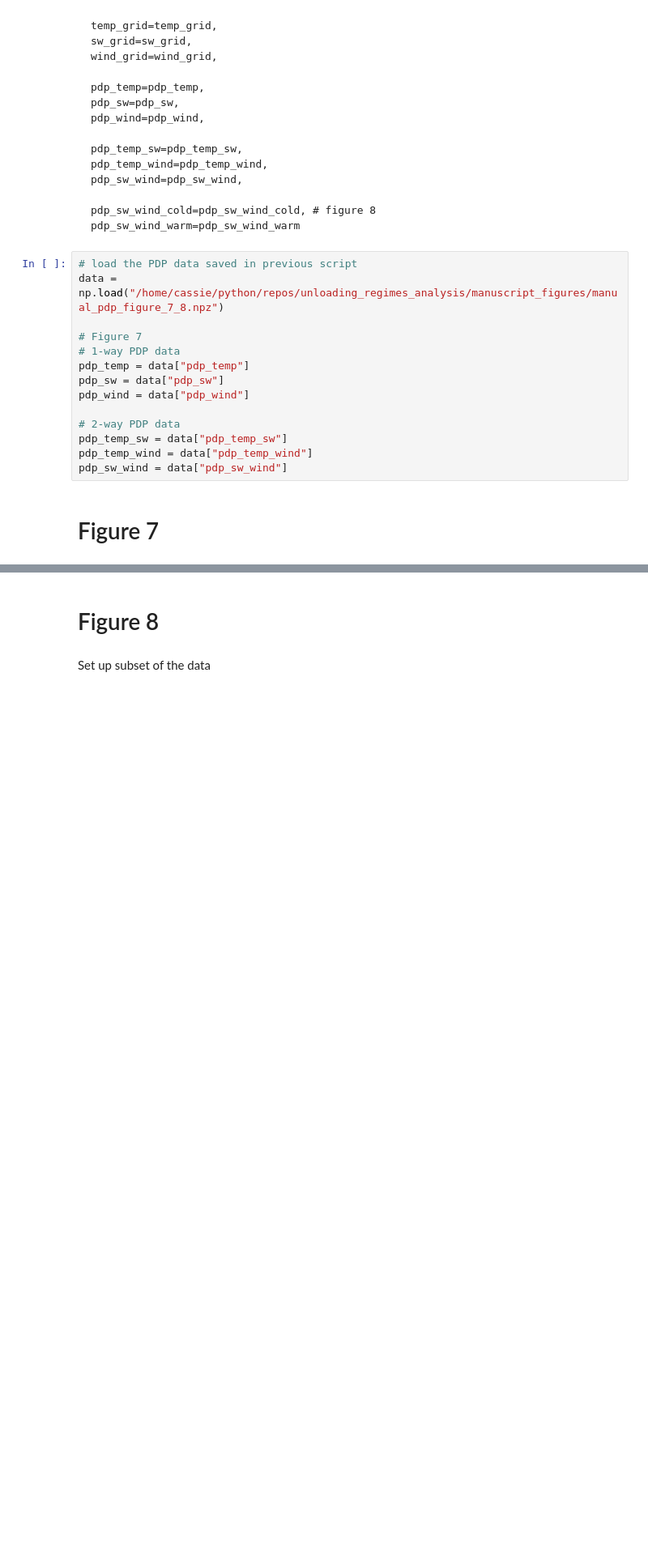
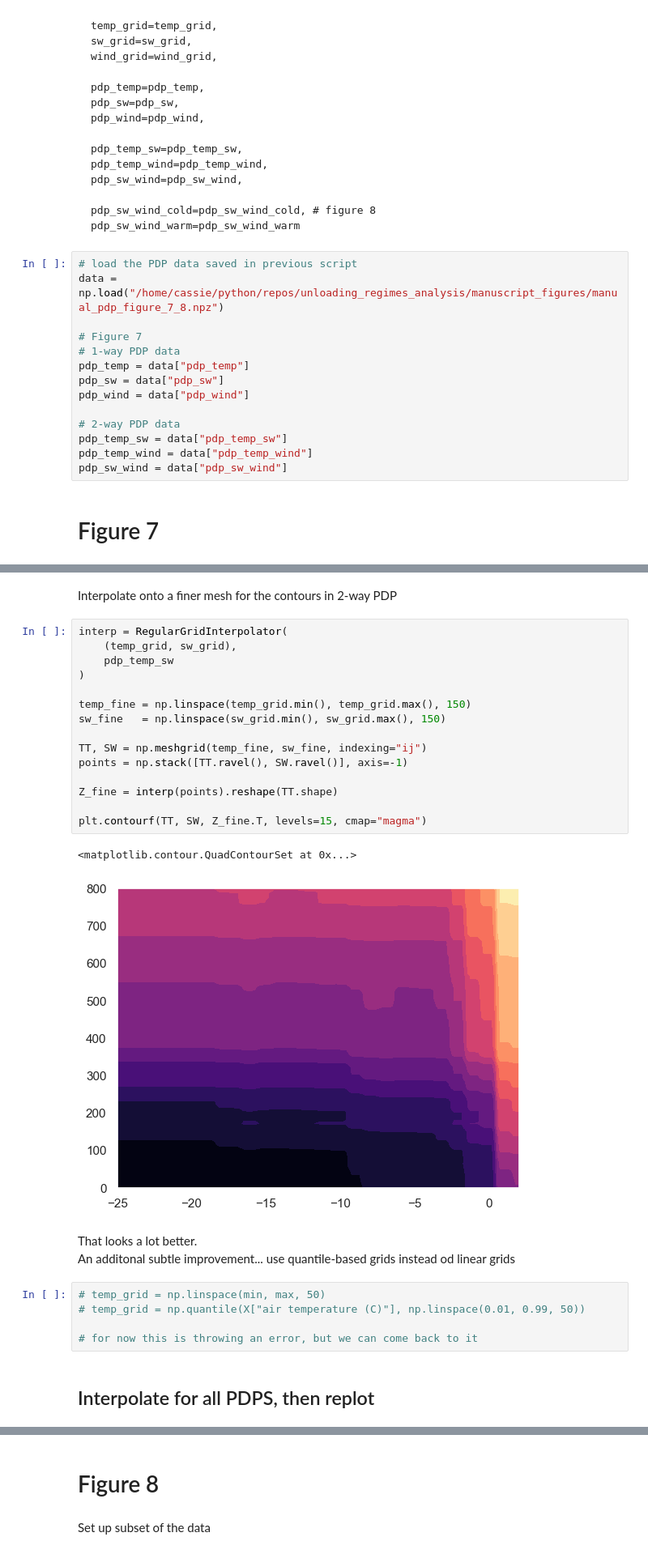
Before and after one commit to cassielumbrazo/unloading_regimes_analysis, a Jupyter notebook: manuscript_figures/Figures_7_8_manual_plot.ipynb, the cells around one changed output, grey strips where cells are left out. Shown at 81% size. Cells and saved outputs as stored; diff of their text form; blank space fills up the shorter version.

```diff
--- a/manuscript_figures/Figures_7_8_manual_plot.ipynb
+++ b/manuscript_figures/Figures_7_8_manual_plot.ipynb
@@ -210,0 +245,30 @@ plt.show()
+# %% [markdown]
+Interpolate onto a finer mesh for the contours in 2-way PDP
+# %%
+interp = RegularGridInterpolator(
+    (temp_grid, sw_grid),
+    pdp_temp_sw
+)
+
+temp_fine = np.linspace(temp_grid.min(), temp_grid.max(), 150)
+sw_fine   = np.linspace(sw_grid.min(), sw_grid.max(), 150)
+
+TT, SW = np.meshgrid(temp_fine, sw_fine, indexing="ij")
+points = np.stack([TT.ravel(), SW.ravel()], axis=-1)
+
+Z_fine = interp(points).reshape(TT.shape)
+
+plt.contourf(TT, SW, Z_fine.T, levels=15, cmap="magma")
+# %% [output]
+<matplotlib.contour.QuadContourSet at 0x...>
+[figure, added]
+# %% [markdown]
+That looks a lot better.\
+An additonal subtle improvement... use quantile-based grids instead od linear grids
+# %%
+# temp_grid = np.linspace(min, max, 50)
+# temp_grid = np.quantile(X["air temperature (C)"], np.linspace(0.01, 0.99, 50))
+
+# for now this is throwing an error, but we can come back to it
+# %% [markdown]
+## Interpolate for all PDPS, then replot
```
Also changed, not shown: parts of 16 cells of this notebook.
